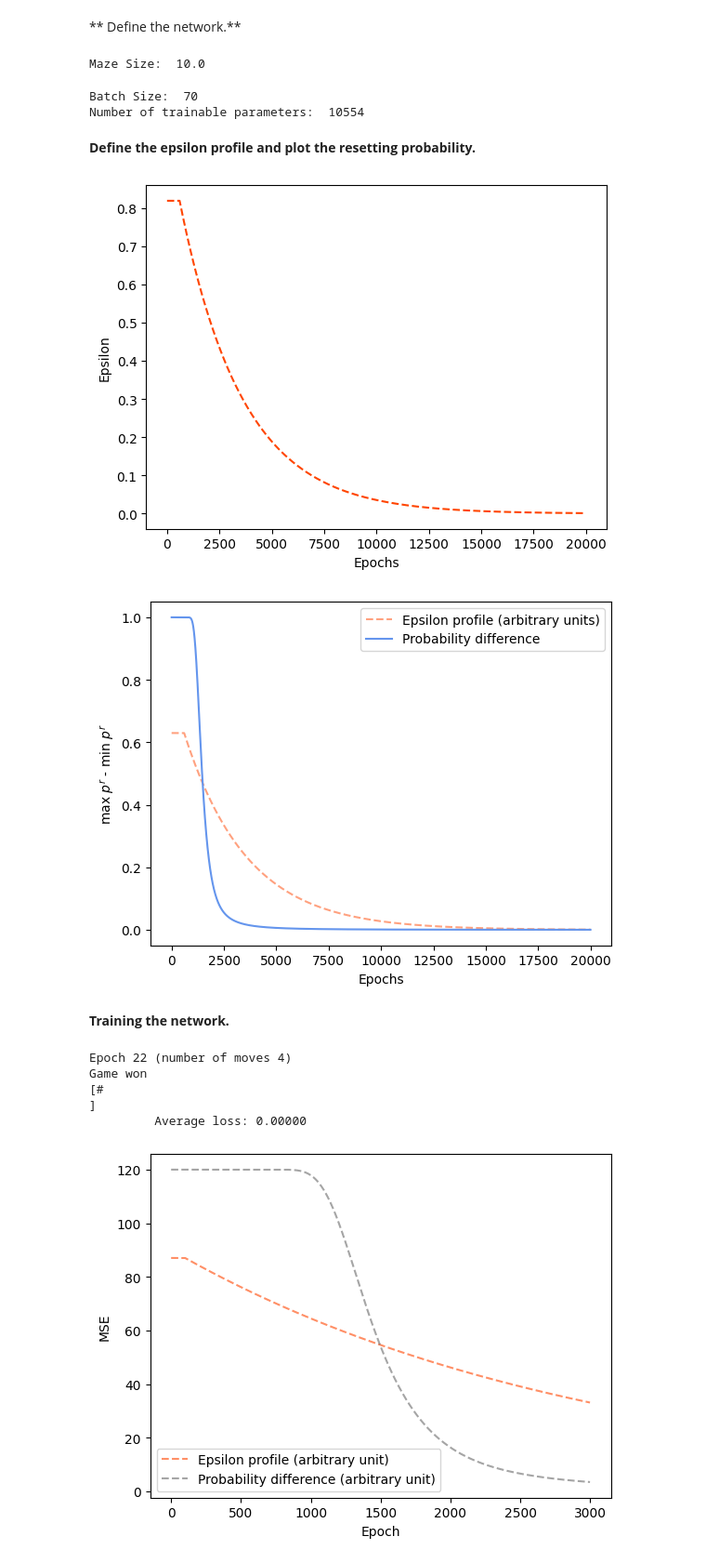
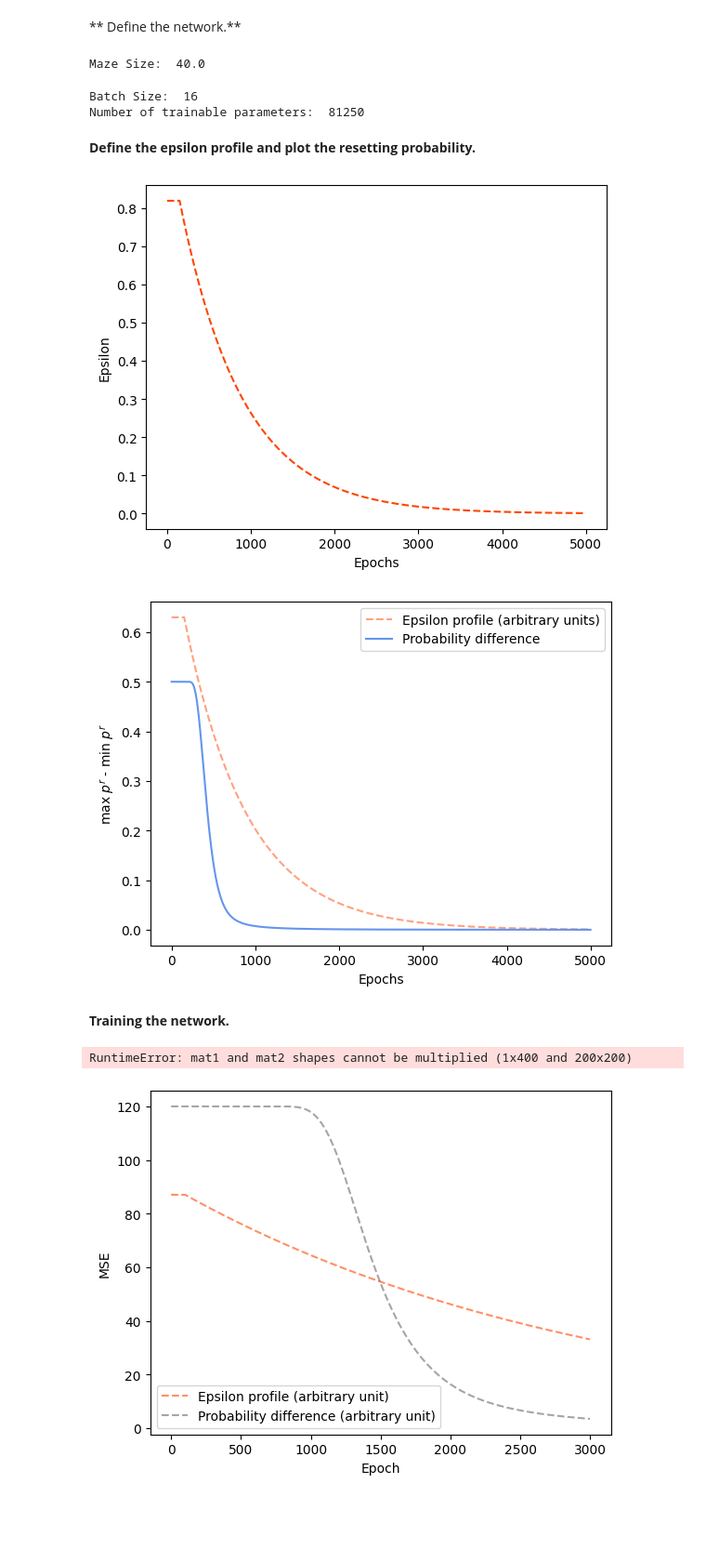
Before and after one commit to MarkCodering/Quantum-Maze-DQN, a Jupyter notebook: src/quantumDNN_v4.ipynb, the cells around one changed output. Shown: that part at 93% size. Drawn from its saved outputs; the diff is of its cells as text; code cells hidden in the pictures; blank space fills up the shorter version.

```diff
--- a/src/quantumDNN_v4.ipynb
+++ b/src/quantumDNN_v4.ipynb
@@ -140,7 +143,7 @@ def Qloss(batch, net, gamma=0.99, device="cuda"):
 # %%
 from environment import MazeEnvironment
 
-maze = np.load('maze_10x10.npy')
+maze = np.load('maze_generator/maze.npy')
 
 initial_position = [0,0]
 goal = [len(maze)-1, len(maze)-1]
@@ -166,56 +169,56 @@ agent = Agent(maze = maze_env,
 # %% [markdown]
 ** Define the network.**
 # %%
-net = fc_nn(maze.size, 4, qnn)
+net = fc_nn(int(maze.size/2), int(maze.size/2), int(maze.size/2), 4, qnn)
 print("Maze Size: ", maze.size/10)
 optimizer = optim.Adam(net.parameters(), lr=1e-4)
 # %% [output]
-Maze Size:  10.0
+Maze Size:  40.0
 # %%
 device = 'cuda'
-batch_size = 70
+batch_size = 16
 print("Batch Size: ", batch_size)
-gamma = 0.95
+gamma = 0.99
 
 net.to(device)
 print("Number of trainable parameters: ", sum(p.numel() for p in net.parameters() if p.requires_grad))
 # %% [output]
-Batch Size:  70
-Number of trainable parameters:  10554
+Batch Size:  16
+Number of trainable parameters:  81250
 # %% [markdown]
 **Define the epsilon profile and plot the resetting probability.**
 # %%
-num_epochs = 20000
+num_epochs = 5000
 
-cutoff = 3000
+cutoff = 750
 epsilon = np.exp(-np.arange(num_epochs)/(cutoff))
-epsilon[epsilon > epsilon[100*int(num_epochs/cutoff)]] = epsilon[100*int(num_epochs/cutoff)]
+epsilon[epsilon > epsilon[25*int(num_epochs/cutoff)]] = epsilon[25*int(num_epochs/cutoff)]
 plt.plot(epsilon, color = 'orangered', ls = '--')
 plt.xlabel('Epochs')
 plt.ylabel('Epsilon')
 plt.savefig('epsilon_profile.pdf', dpi = 300, bbox_inches = 'tight')
 plt.show()
 
 mp = []
 mpm = []
 reg = 200
 for e in epsilon:
     a = agent.env.reset_policy(e)
     mp.append(np.min(a))
     mpm.append(np.max(a))
 
 plt.plot(epsilon/1.3, color = 'orangered', ls = '--', alpha = 0.5,
          label= 'Epsilon profile (arbitrary units)')
 
 plt.plot(np.array(mpm)-np.array(mp), label = 'Probability difference', color = 'cornflowerblue')
 plt.xlabel('Epochs')
 plt.ylabel(r'max $p^r$ - min $p^r$')
 plt.legend()
 plt.savefig('reset_policy.pdf', dpi = 300, bbox_inches = 'tight')
 plt.show()
 # %% [output]
-[figure, old version]
+[figure, new version]
-[figure, old version]
+[figure, new version]
 # %% [markdown]
 **Training the network.**
 # %%
@@ -223,7 +226,6 @@ plt.show()
 best_loss = 1e5
 
 running_loss = 0
-net.train()
 
 for epoch in range(num_epochs):
     loss = 0
@@ -271,10 +273,7 @@ for epoch in range(num_epochs):
 
     clear_output(wait = True)
 # %% [output]
-Epoch 22 (number of moves 4)
-Game won
-[#                                                                                                   ]
-         Average loss: 0.00000
+RuntimeError: mat1 and mat2 shapes cannot be multiplied (1x400 and 200x200)
 # %%
 torch.save(net.state_dict(), "quantumDNN.torch")
 # %%
```
Also changed, not shown: parts of 5 cells of this notebook, 13 other files.
